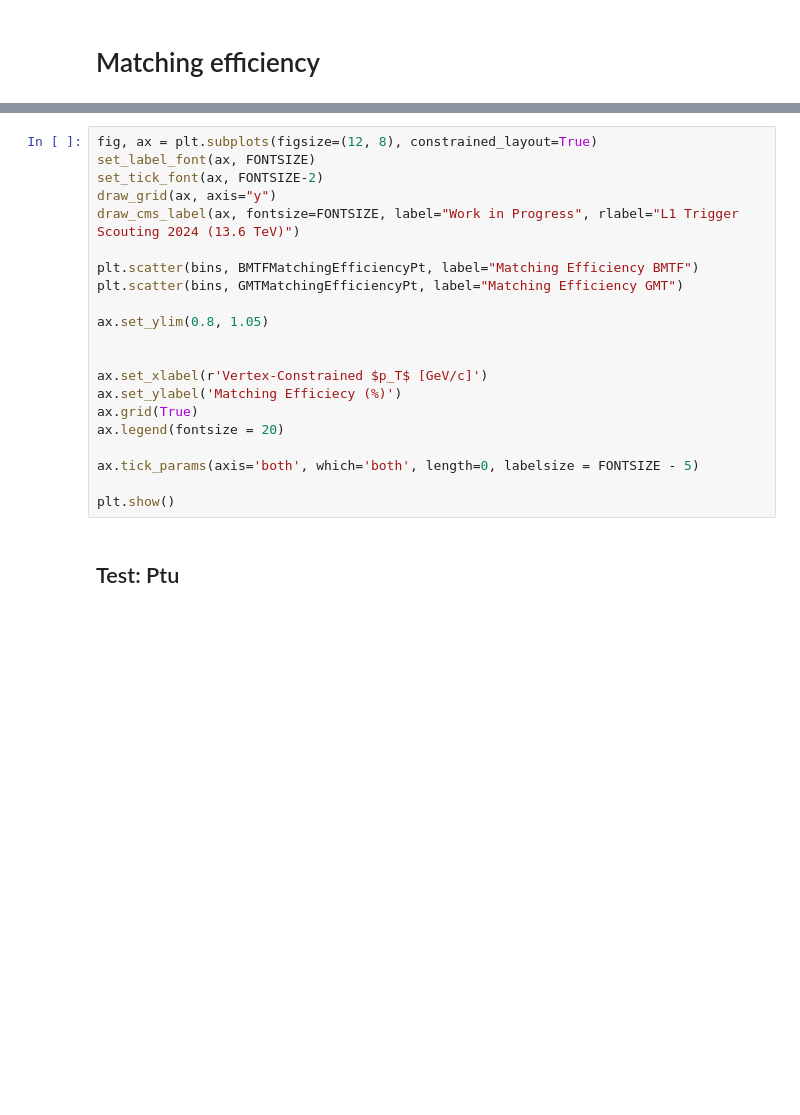
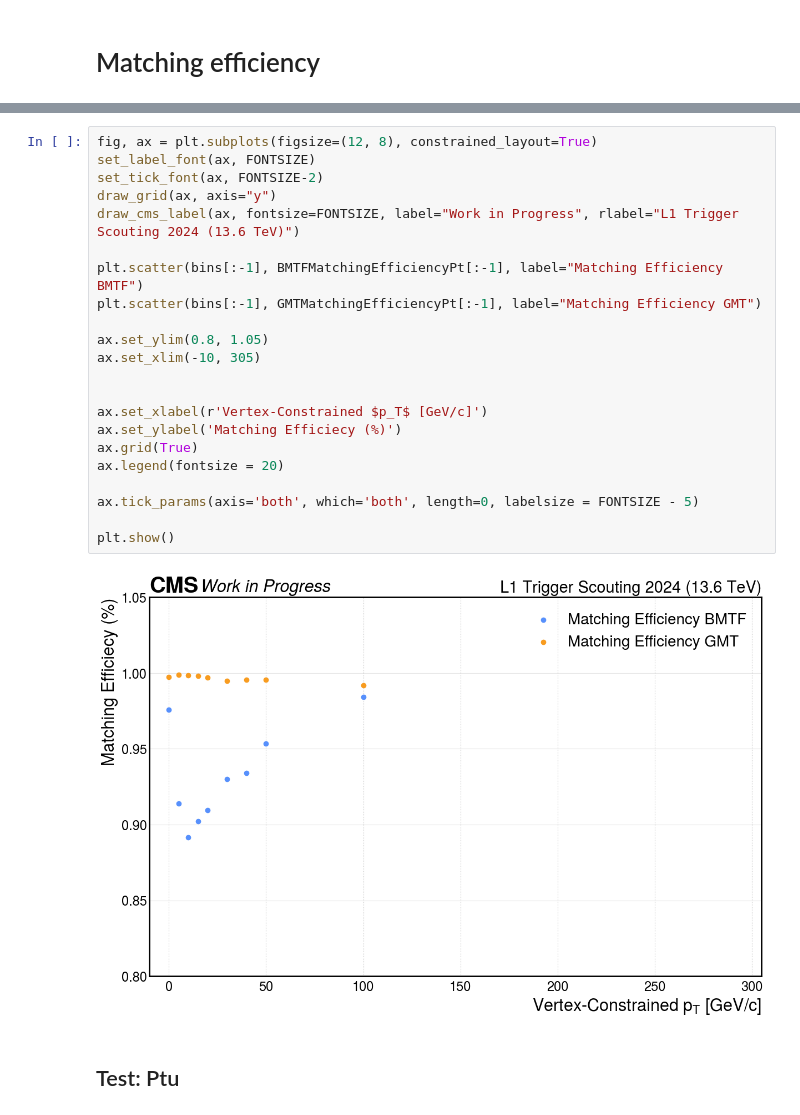
Before and after one commit to francescoreschio/Tesi-Triennale, a Jupyter notebook: Codice/DeltaRDef.ipynb, the cells around one changed output, grey strips where cells are left out. Drawn from its saved outputs; the diff is of its cells as text; blank space fills up the shorter version.

```diff
--- a/Codice/DeltaRDef.ipynb
+++ b/Codice/DeltaRDef.ipynb
@@ -336,24 +347,27 @@ print(GMTMatchingEfficiencyPt)
 # %%
 fig, ax = plt.subplots(figsize=(12, 8), constrained_layout=True)
 set_label_font(ax, FONTSIZE)
 set_tick_font(ax, FONTSIZE-2)
 draw_grid(ax, axis="y")
 draw_cms_label(ax, fontsize=FONTSIZE, label="Work in Progress", rlabel="L1 Trigger Scouting 2024 (13.6 TeV)")
 
-plt.scatter(bins, BMTFMatchingEfficiencyPt, label="Matching Efficiency BMTF")
-plt.scatter(bins, GMTMatchingEfficiencyPt, label="Matching Efficiency GMT")
+plt.scatter(bins[:-1], BMTFMatchingEfficiencyPt[:-1], label="Matching Efficiency BMTF")
+plt.scatter(bins[:-1], GMTMatchingEfficiencyPt[:-1], label="Matching Efficiency GMT")
 
 ax.set_ylim(0.8, 1.05)
+ax.set_xlim(-10, 305)
 
 
 ax.set_xlabel(r'Vertex-Constrained $p_T$ [GeV/c]')
 ax.set_ylabel('Matching Efficiecy (%)')
 ax.grid(True)
 ax.legend(fontsize = 20)
 
 ax.tick_params(axis='both', which='both', length=0, labelsize = FONTSIZE - 5)
 
 plt.show()
+# %% [output]
+[figure, added]
 # %% [markdown]
 ## Test: Ptu
 # %%
```
Also changed, not shown: parts of 11 cells of this notebook, 6 other files.
